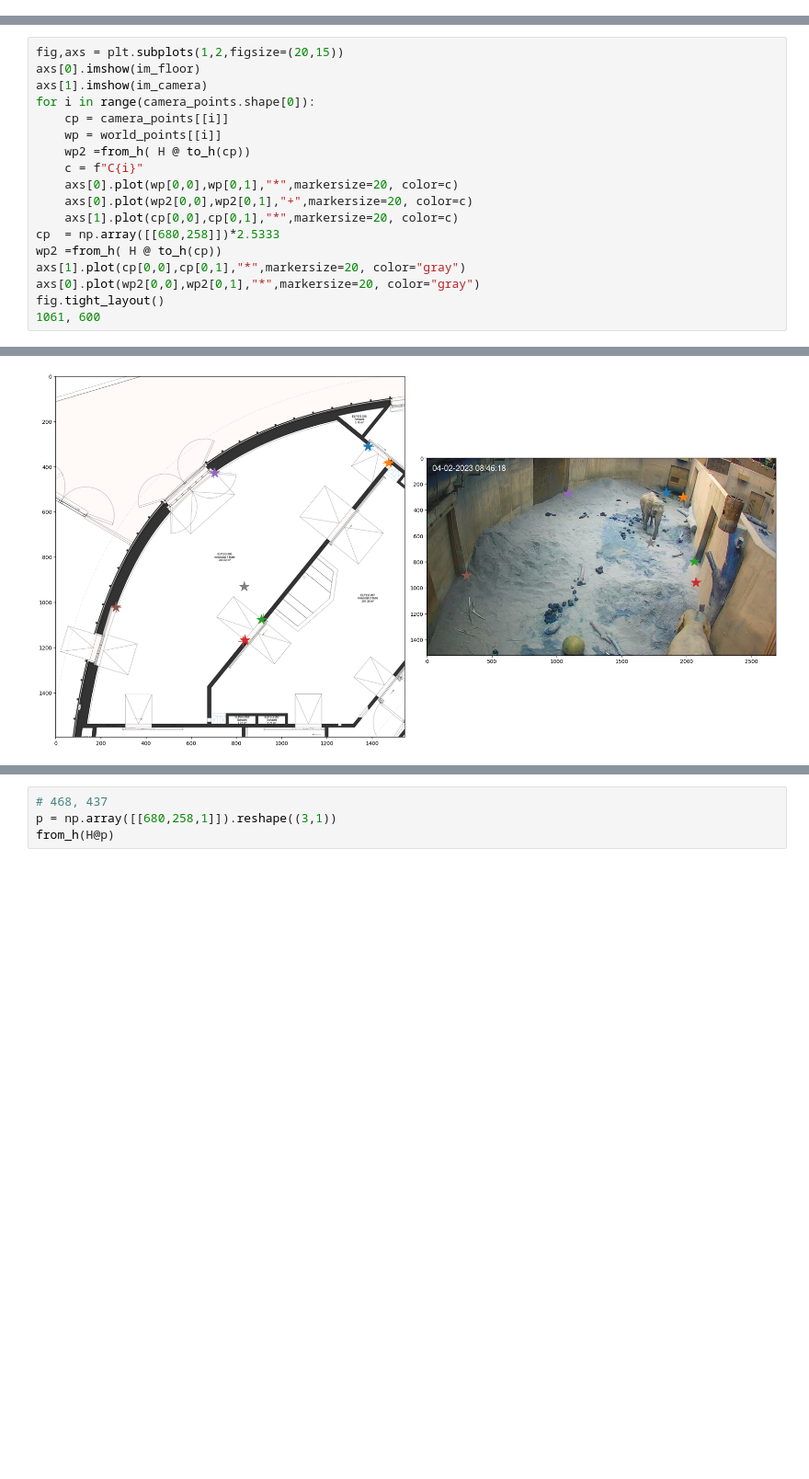
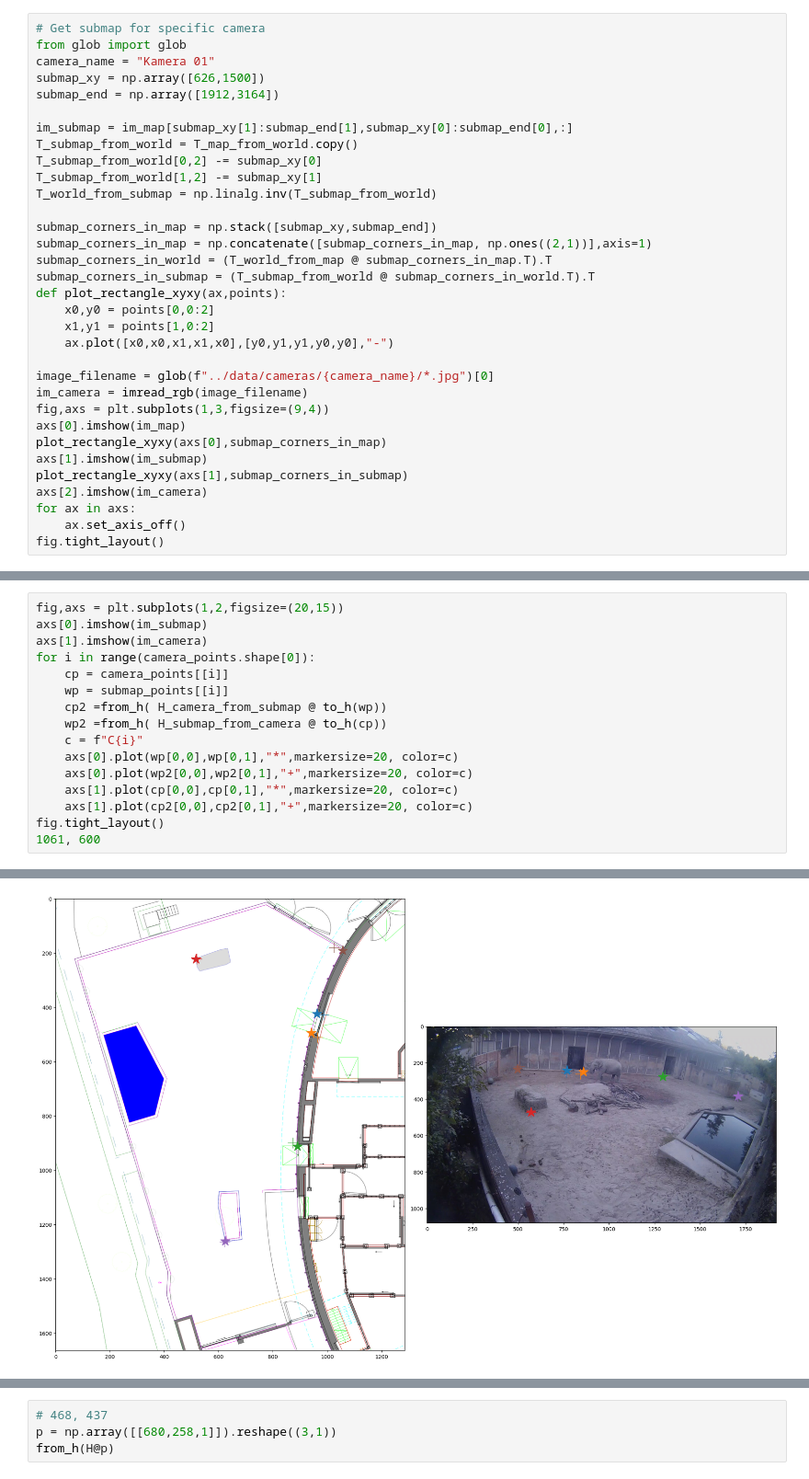
Before and after one commit to plumonito/zoo_vision, a Jupyter notebook: training/floor_plan.ipynb, the cells around one changed output, grey strips where cells are left out. Shown at 92% size. Cells and saved outputs as stored; diff of their text form; blank space fills up the shorter version.

Commit message:
Working on camera position

```diff
--- a/training/floor_plan.ipynb
+++ b/training/floor_plan.ipynb
@@ -44,0 +88,33 @@ print(cameraClicker.positions)
+# %%
+# Get submap for specific camera
+from glob import glob
+camera_name = "Kamera 01"
+submap_xy = np.array([626,1500])
+submap_end = np.array([1912,3164])
+
+im_submap = im_map[submap_xy[1]:submap_end[1],submap_xy[0]:submap_end[0],:]
+T_submap_from_world = T_map_from_world.copy()
+T_submap_from_world[0,2] -= submap_xy[0]
+T_submap_from_world[1,2] -= submap_xy[1]
+T_world_from_submap = np.linalg.inv(T_submap_from_world)
+
+submap_corners_in_map = np.stack([submap_xy,submap_end])
+submap_corners_in_map = np.concatenate([submap_corners_in_map, np.ones((2,1))],axis=1)
+submap_corners_in_world = (T_world_from_map @ submap_corners_in_map.T).T
+submap_corners_in_submap = (T_submap_from_world @ submap_corners_in_world.T).T
+def plot_rectangle_xyxy(ax,points):
+    x0,y0 = points[0,0:2]
+    x1,y1 = points[1,0:2]
+    ax.plot([x0,x0,x1,x1,x0],[y0,y1,y1,y0,y0],"-")
+
+image_filename = glob(f"../data/cameras/{camera_name}/*.jpg")[0]
+im_camera = imread_rgb(image_filename)
+fig,axs = plt.subplots(1,3,figsize=(9,4))
+axs[0].imshow(im_map)
+plot_rectangle_xyxy(axs[0],submap_corners_in_map)
+axs[1].imshow(im_submap)
+plot_rectangle_xyxy(axs[1],submap_corners_in_submap)
+axs[2].imshow(im_camera)
+for ax in axs:
+    ax.set_axis_off()
+fig.tight_layout()
@@ -79,21 +230,19 @@ array([[1842.,  265.]])
 # %%
 fig,axs = plt.subplots(1,2,figsize=(20,15))
-axs[0].imshow(im_floor)
+axs[0].imshow(im_submap)
 axs[1].imshow(im_camera)
 for i in range(camera_points.shape[0]):
     cp = camera_points[[i]]
-    wp = world_points[[i]]
-    wp2 =from_h( H @ to_h(cp))
+    wp = submap_points[[i]]
+    cp2 =from_h( H_camera_from_submap @ to_h(wp))
+    wp2 =from_h( H_submap_from_camera @ to_h(cp))
     c = f"C{i}"
     axs[0].plot(wp[0,0],wp[0,1],"*",markersize=20, color=c)
     axs[0].plot(wp2[0,0],wp2[0,1],"+",markersize=20, color=c)
     axs[1].plot(cp[0,0],cp[0,1],"*",markersize=20, color=c)
-cp  = np.array([[680,258]])*2.5333
-wp2 =from_h( H @ to_h(cp))
-axs[1].plot(cp[0,0],cp[0,1],"*",markersize=20, color="gray")
-axs[0].plot(wp2[0,0],wp2[0,1],"*",markersize=20, color="gray")
+    axs[1].plot(cp2[0,0],cp2[0,1],"+",markersize=20, color=c)
 fig.tight_layout()
 1061, 600
 # %% [output]
 (1061, 600)
-[figure, old version]
+[figure, new version]
```
Also changed, not shown: parts of 20 cells of this notebook.
